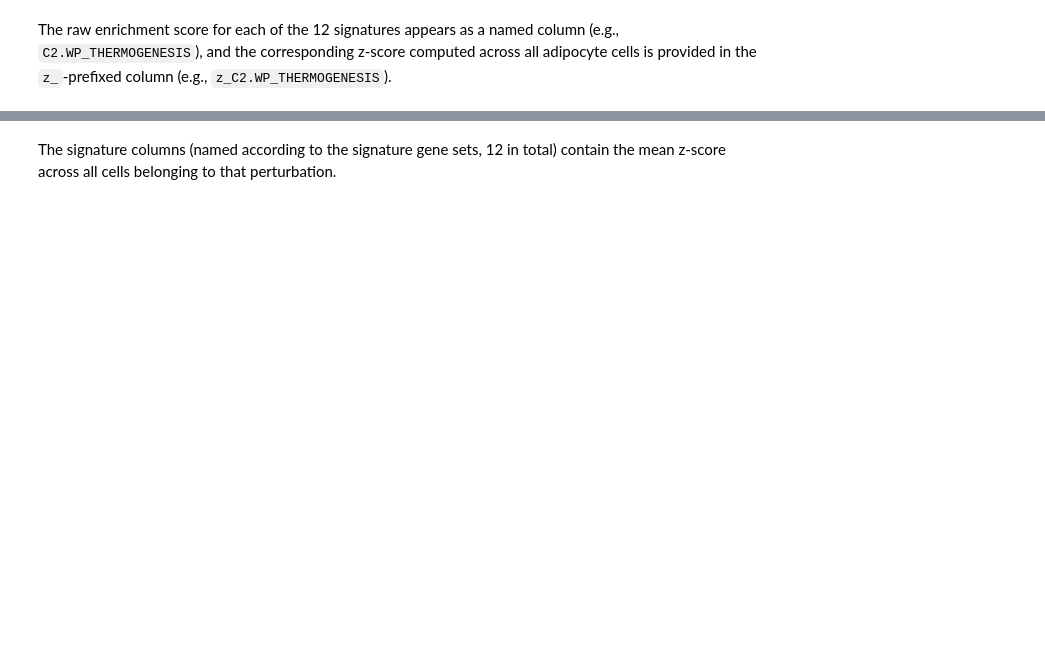
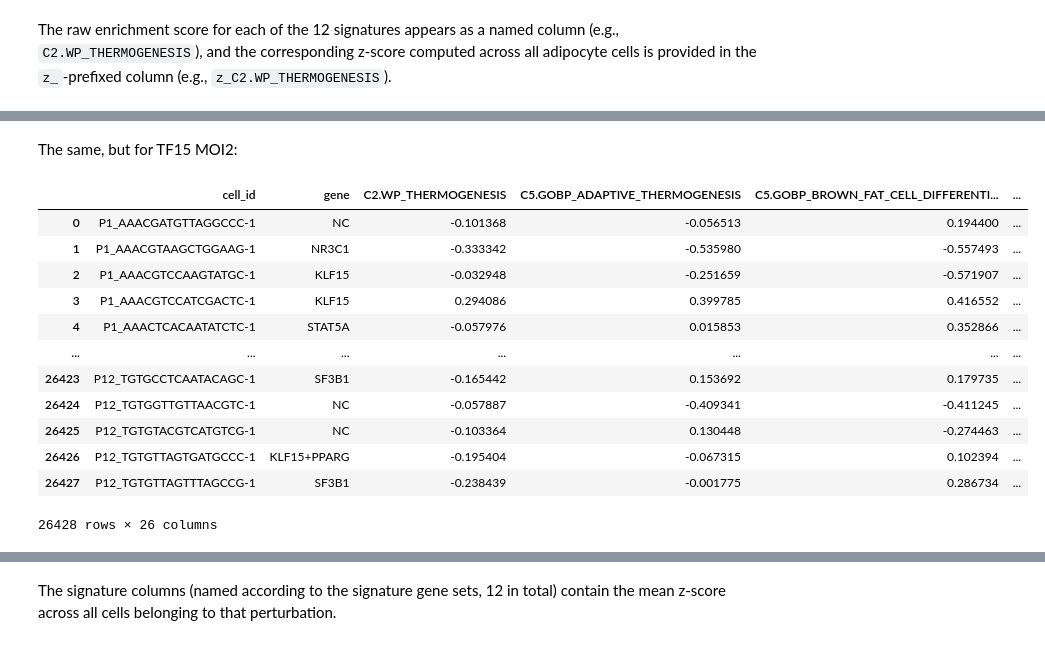
Before and after one commit to crunchdao/competitions, a Jupyter notebook: competitions/broad-obesity-3/quickstarters/random/random.ipynb, the cells around one changed output, grey strips where cells are left out. Cells and saved outputs as stored; diff of their text form; code cells hidden in the pictures; blank space fills up the shorter version.

```diff
--- a/competitions/broad-obesity-3/quickstarters/random/random.ipynb
+++ b/competitions/broad-obesity-3/quickstarters/random/random.ipynb
@@ -198,0 +193,19 @@ Perturbation (gene): MLXIPL
+# %% [markdown]
+The same, but for TF15 MOI2:
+# %%
+tf15_moi2_cell_scores = _load_thermogenic_cell_scores("TF15_MOI2")
+tf15_moi2_cell_scores
+# %% [output]
+|  | cell_id | gene | C2.WP_THERMOGENESIS | C5.GOBP_ADAPTIVE_THERMOGENESIS | C5.GOBP_BROWN_FAT_CELL_DIFFERENTI... | ... |
+| 0 | P1_AAACGATGTTAGGCCC-1 | NC | -0.101368 | -0.056513 | 0.194400 | ... |
+| 1 | P1_AAACGTAAGCTGGAAG-1 | NR3C1 | -0.333342 | -0.535980 | -0.557493 | ... |
+| 2 | P1_AAACGTCCAAGTATGC-1 | KLF15 | -0.032948 | -0.251659 | -0.571907 | ... |
+| 3 | P1_AAACGTCCATCGACTC-1 | KLF15 | 0.294086 | 0.399785 | 0.416552 | ... |
+| 4 | P1_AAACTCACAATATCTC-1 | STAT5A | -0.057976 | 0.015853 | 0.352866 | ... |
+| ... | ... | ... | ... | ... | ... | ... |
+| 26423 | P12_TGTGCCTCAATACAGC-1 | SF3B1 | -0.165442 | 0.153692 | 0.179735 | ... |
+| 26424 | P12_TGTGGTTGTTAACGTC-1 | NC | -0.057887 | -0.409341 | -0.411245 | ... |
+| 26425 | P12_TGTGTACGTCATGTCG-1 | NC | -0.103364 | 0.130448 | -0.274463 | ... |
+| 26426 | P12_TGTGTTAGTGATGCCC-1 | KLF15+PPARG | -0.195404 | -0.067315 | 0.102394 | ... |
+| 26427 | P12_TGTGTTAGTTTAGCCG-1 | SF3B1 | -0.238439 | -0.001775 | 0.286734 | ... |
+26428 rows × 26 columns
```
Also changed, not shown: parts of 20 cells of this notebook.
